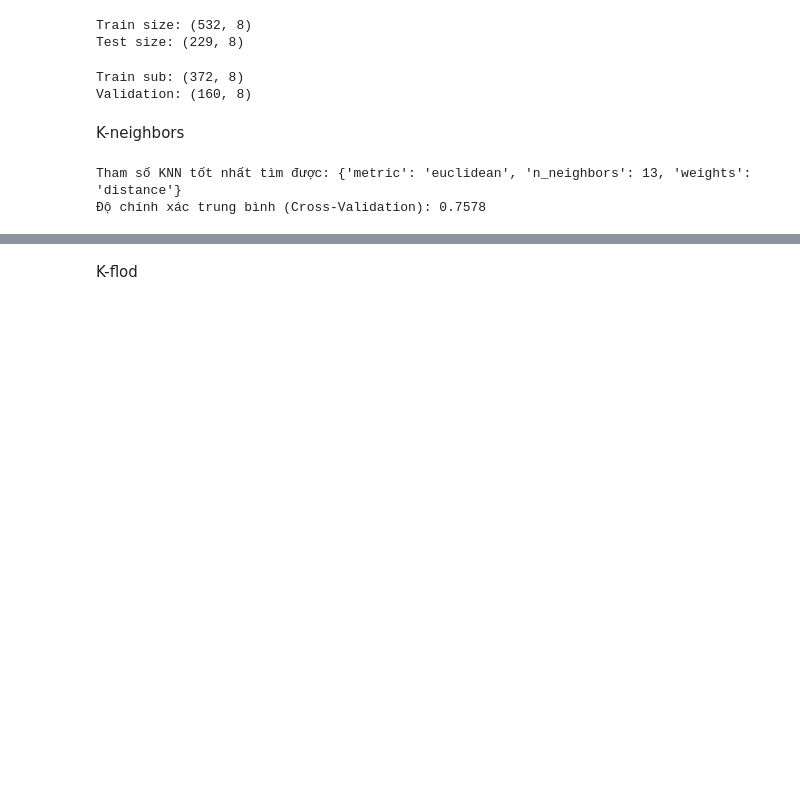
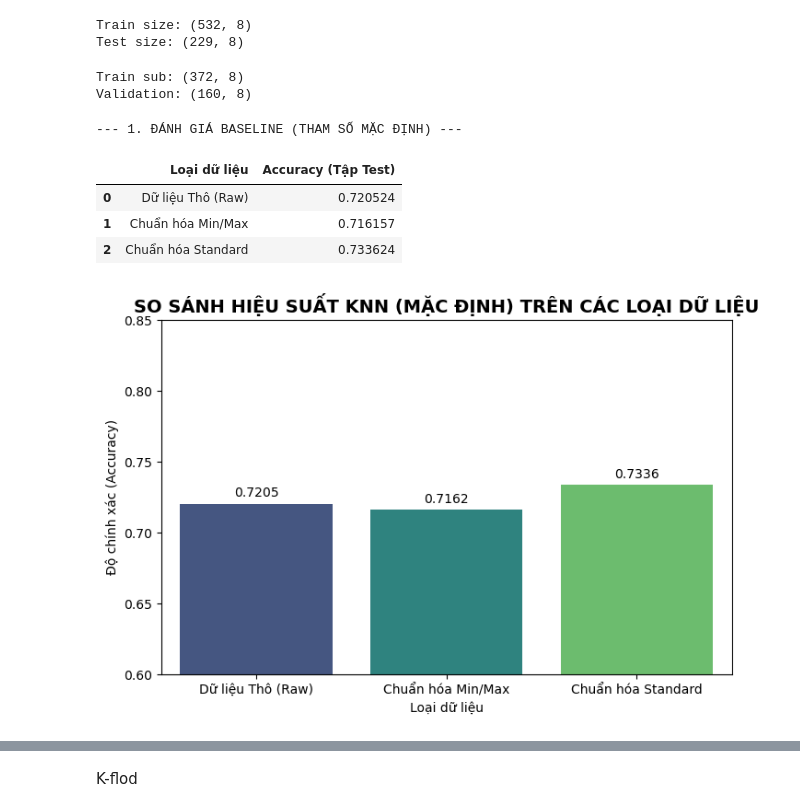
Before and after one commit to JaseSous/ai-project, a Jupyter notebook: K-neighbors.ipynb, the cells around one changed output, grey strips where cells are left out. Drawn from its saved outputs; the diff is of its cells as text; code cells hidden in the pictures; blank space fills up the shorter version.

```diff
--- a/K-neighbors.ipynb
+++ b/K-neighbors.ipynb
@@ -176,36 +176,50 @@ print("Validation:", X_valid.shape)
 # %% [output]
 Train sub: (372, 8)
 Validation: (160, 8)
-# %%
-from sklearn.preprocessing import StandardScaler
-
-scaler = StandardScaler()
-
-X_train_std = scaler.fit_transform(X_train)
-X_test_std = scaler.transform(X_test)
-# %% [markdown]
-K-neighbors
-# %%
-from sklearn.neighbors import KNeighborsClassifier
-from sklearn.model_selection import GridSearchCV
-
-# 1. Liệt kê các tham số muốn máy tính tự thử nghiệm
-param_grid = {
-    'n_neighbors': [3, 5, 7, 9, 11, 13, 15], # Thử các số láng giềng lẻ
-    'weights': ['uniform', 'distance'],      # Thử 2 kiểu đánh trọng số
-    'metric': ['euclidean', 'manhattan']     # Thử 2 cách đo khoảng cách
-}
-
-# 2. Khởi tạo mô hình và bộ dò tìm (chạy K-Fold 10 lần bên trong)
-knn_base = KNeighborsClassifier()
-grid_search = GridSearchCV(estimator=knn_base, param_grid=param_grid, cv=10, scoring='accuracy')
-
-# 3. Huấn luyện để dò tìm trên tập dữ liệu ĐÃ CHUẨN HÓA
-grid_search.fit(X_train_std, y_train)
-
-# 4. In ra bộ tham số "đỉnh" nhất
-print("Tham số KNN tốt nhất tìm được:", grid_search.best_params_)
-print("Độ chính xác trung bình (Cross-Validation): {:.4f}".format(grid_search.best_score_))
-# %% [output]
-Tham số KNN tốt nhất tìm được: {'metric': 'euclidean', 'n_neighbors': 13, 'weights': 'distance'}
-Độ chính xác trung bình (Cross-Validation): 0.7578
+# %%
+import pandas as pd
+import matplotlib.pyplot as plt
+import seaborn as sns
+from sklearn.neighbors import KNeighborsClassifier
+from sklearn.metrics import accuracy_score
+
+print("--- 1. ĐÁNH GIÁ BASELINE (THAM SỐ MẶC ĐỊNH) ---")
+# Khởi tạo mô hình KNN MẶC ĐỊNH (k=5)
+knn_baseline = KNeighborsClassifier()
+
+# Chạy trên dữ liệu Thô (Raw)
+knn_baseline.fit(X_train_raw, y_train)
+acc_raw_knn = accuracy_score(y_test, knn_baseline.predict(X_test_raw))
+
+# Chạy trên dữ liệu Min/Max
+knn_baseline.fit(X_train_minmax, y_train)
+acc_minmax_knn = accuracy_score(y_test, knn_baseline.predict(X_test_minmax))
+
+# Chạy trên dữ liệu Standard
+knn_baseline.fit(X_train_std, y_train)
+acc_std_knn = accuracy_score(y_test, knn_baseline.predict(X_test_std))
+
+# Tạo bảng tóm tắt
+results_knn = pd.DataFrame({
+    'Loại dữ liệu': ['Dữ liệu Thô (Raw)', 'Chuẩn hóa Min/Max', 'Chuẩn hóa Standard'],
+    'Accuracy (Tập Test)': [acc_raw_knn, acc_minmax_knn, acc_std_knn]
+})
+
+display.display(results_knn)
+
+# Vẽ biểu đồ trình diễn
+plt.figure(figsize=(8, 5))
+sns.barplot(x='Loại dữ liệu', y='Accuracy (Tập Test)', data=results_knn, palette='viridis')
+plt.title('SO SÁNH HIỆU SUẤT KNN (MẶC ĐỊNH) TRÊN CÁC LOẠI DỮ LIỆU', fontsize=14, fontweight='bold')
+plt.ylabel('Độ chính xác (Accuracy)')
+plt.ylim(0.60, 0.85)
+for index, row in results_knn.iterrows():
+    plt.text(index, row['Accuracy (Tập Test)'] + 0.005, f"{row['Accuracy (Tập Test)']:.4f}", color='black', ha="center")
+plt.show()
+# %% [output]
+--- 1. ĐÁNH GIÁ BASELINE (THAM SỐ MẶC ĐỊNH) ---
+|  | Loại dữ liệu | Accuracy (Tập Test) |
+| 0 | Dữ liệu Thô (Raw) | 0.720524 |
+| 1 | Chuẩn hóa Min/Max | 0.716157 |
+| 2 | Chuẩn hóa Standard | 0.733624 |
+[figure, added]
```
Also changed, not shown: parts of 6 cells of this notebook, 2 other files.
